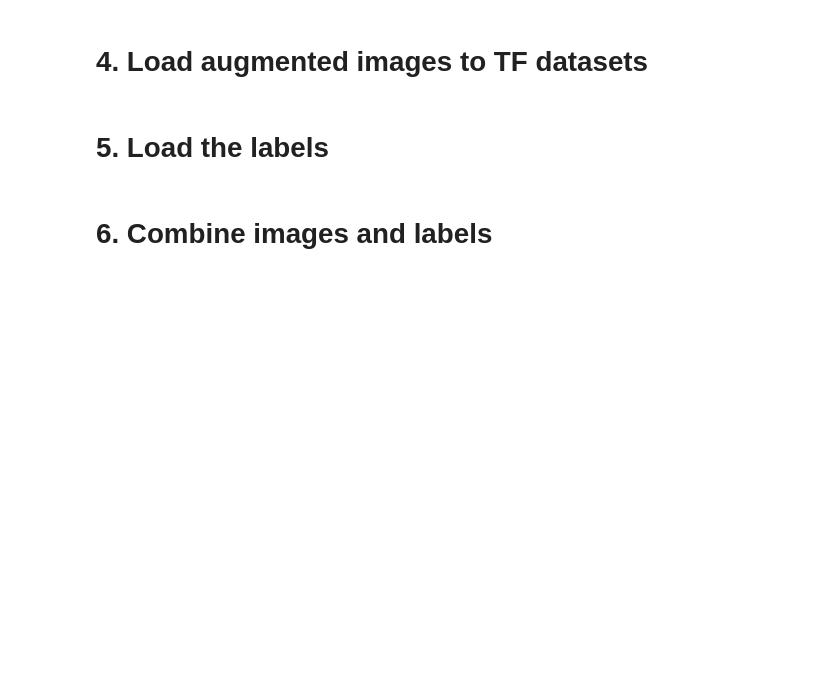
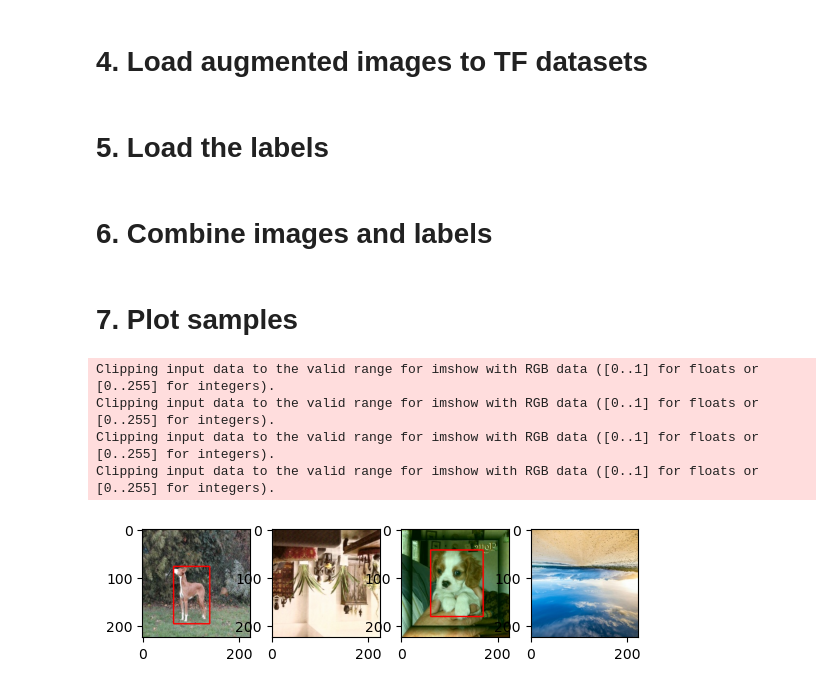
Before and after one commit to oszkar0/dog-detector, a Jupyter notebook: dog-detector.ipynb, the cells around one changed output. Cells and saved outputs as stored; diff of their text form; code cells hidden in the pictures; blank space fills up the shorter version.

Commit message:
plot sample images with highlited dogs

```diff
--- a/dog-detector.ipynb
+++ b/dog-detector.ipynb
@@ -76,7 +75,7 @@ augmentor = A.Compose(
     bbox_params=A.BboxParams(format='albumentations', label_fields=['class_labels'])
 )
 # %%
-GENERARTE_AUGMENTED_IMAGES = True
+GENERARTE_AUGMENTED_IMAGES = False
 AUGMENTATIONS_PER_IMAGE = 30
 if GENERARTE_AUGMENTED_IMAGES:
     for partition in ['training', 'validation', 'test']:
@@ -151,6 +150,6 @@ def load_label(label_path):
         label = json.load(f)
     return [label['class'], label['bbox']]
 # %%
-train_labels = tf.data.Dataset.list_files('aug_data\\training\\labels\\*.json')
+train_labels = tf.data.Dataset.list_files('aug_data\\training\\labels\\*.json', shuffle=False)
 train_labels = train_labels.map(lambda x: tf.py_function(load_label, [x], [tf.uint8, tf.float16]))
 # %%
@@ -162,5 +161,5 @@ val_labels = val_labels.map(lambda x: tf.py_function(load_label, [x], [tf.uint8,
 # %% [markdown]
 # 6. Combine images and labels
 # %%
-train_set = tf.data.Dataset.zip((train_images, train_labels)).shuffle(40).batch(32).prefetch(16)
+train_set = tf.data.Dataset.zip((train_images, train_labels)).shuffle(10000, 34).batch(32).prefetch(16)
 # %%
@@ -169,0 +169,22 @@ val_set = tf.data.Dataset.zip((val_images, val_labels)).shuffle(10).batch(32).pr
+# %% [markdown]
+# 7. Plot samples
+# %%
+batch = train_set.as_numpy_iterator().next()
+# %%
+fig, ax = plt.subplots(1, 4)
+for idx in range(4):
+    image = batch[0][idx]
+    bbox = batch[1][1][idx]
+    cv2.rectangle(image,
+        tuple(np.multiply(bbox[:2], [224,224]).astype(int)),
+        tuple(np.multiply(bbox[2:], [224,224]).astype(int)),
+        (255,0,0),
+        2
+    )
+    ax[idx].imshow(image)
+# %% [output]
+Clipping input data to the valid range for imshow with RGB data ([0..1] for floats or [0..255] for integers).
+Clipping input data to the valid range for imshow with RGB data ([0..1] for floats or [0..255] for integers).
+Clipping input data to the valid range for imshow with RGB data ([0..1] for floats or [0..255] for integers).
+Clipping input data to the valid range for imshow with RGB data ([0..1] for floats or [0..255] for integers).
+[figure, added]
```
Also changed, not shown: parts of 6 cells of this notebook.
